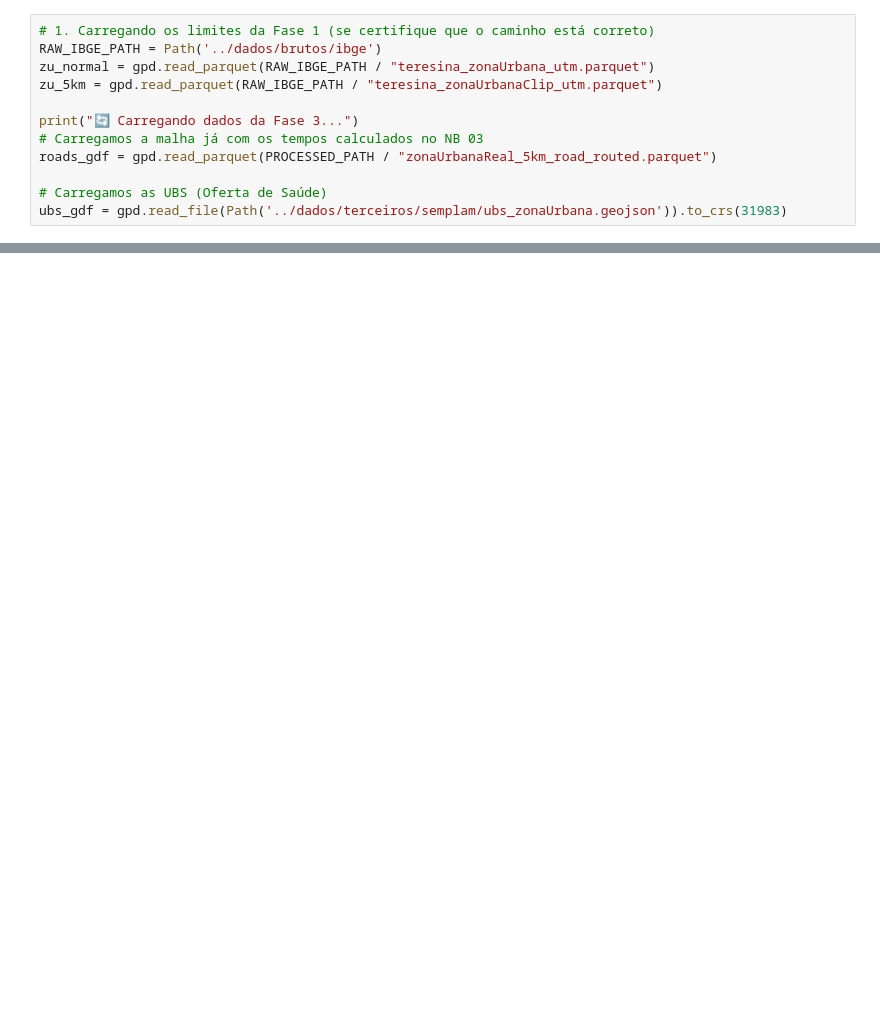
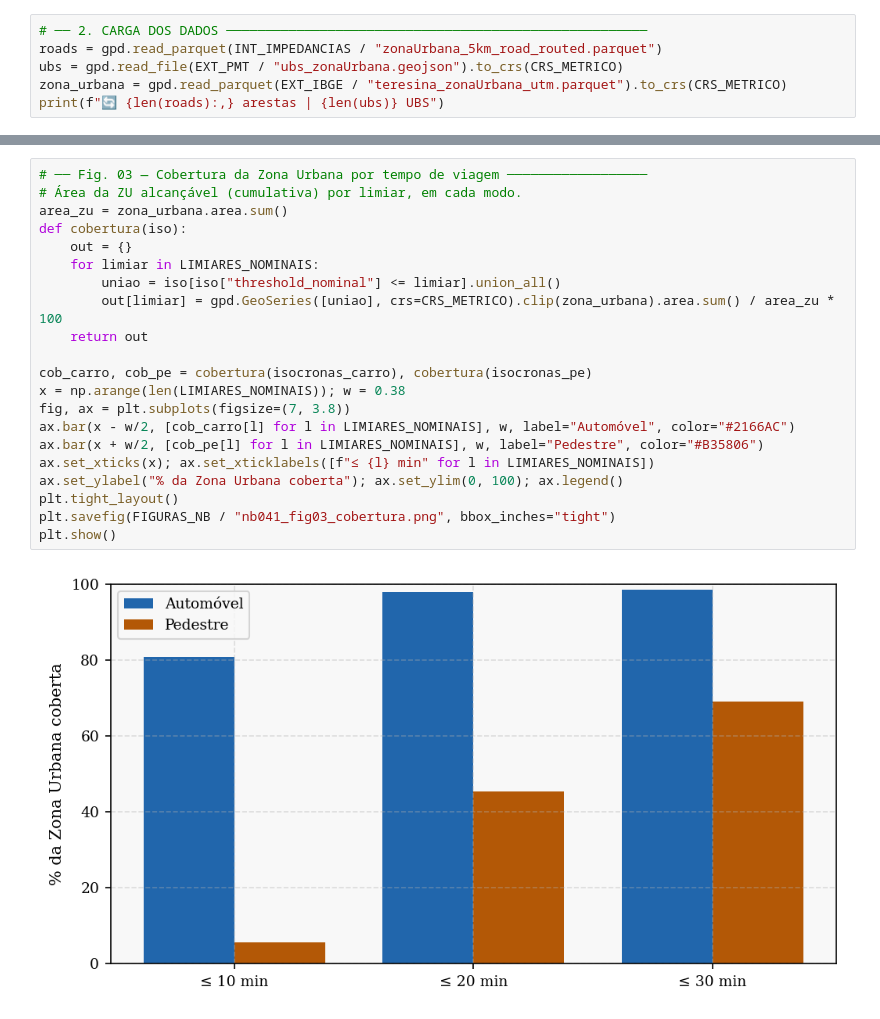
Before and after one commit to felipedantas-pi/ae2sfca-ubs, a Jupyter notebook: notebooks/04.1_Geracao_Isocronas.ipynb, the cells around one changed output, grey strips where cells are left out. Saved outputs shown, nothing was run; the diff lists cells and outputs as text; blank space fills up the shorter version.

```diff
--- a/notebooks/04.1_Geracao_Isocronas.ipynb
+++ b/notebooks/04.1_Geracao_Isocronas.ipynb
@@ -36,13 +64,7 @@ VECTORS_PATH.mkdir(parents=True, exist_ok=True)
 # %%
-# 1. Carregando os limites da Fase 1 (se certifique que o caminho está correto)
-RAW_IBGE_PATH = Path('../dados/brutos/ibge')
-zu_normal = gpd.read_parquet(RAW_IBGE_PATH / "teresina_zonaUrbana_utm.parquet")
-zu_5km = gpd.read_parquet(RAW_IBGE_PATH / "teresina_zonaUrbanaClip_utm.parquet")
-
-print("🔄 Carregando dados da Fase 3...")
-# Carregamos a malha já com os tempos calculados no NB 03
-roads_gdf = gpd.read_parquet(PROCESSED_PATH / "zonaUrbanaReal_5km_road_routed.parquet")
-
-# Carregamos as UBS (Oferta de Saúde)
-ubs_gdf = gpd.read_file(Path('../dados/terceiros/semplam/ubs_zonaUrbana.geojson')).to_crs(31983)
+# ── 2. CARGA DOS DADOS ──────────────────────────────────────────────────────
+roads = gpd.read_parquet(INT_IMPEDANCIAS / "zonaUrbana_5km_road_routed.parquet")
+ubs = gpd.read_file(EXT_PMT / "ubs_zonaUrbana.geojson").to_crs(CRS_METRICO)
+zona_urbana = gpd.read_parquet(EXT_IBGE / "teresina_zonaUrbana_utm.parquet").to_crs(CRS_METRICO)
+print(f"🔄 {len(roads):,} arestas | {len(ubs)} UBS")
 # %% [output]
@@ -260,0 +179,23 @@ print("💾 Isócronas salvas para análise final no QGIS.")
+# %%
+# ── Fig. 03 — Cobertura da Zona Urbana por tempo de viagem ──────────────────
+# Área da ZU alcançável (cumulativa) por limiar, em cada modo.
+area_zu = zona_urbana.area.sum()
+def cobertura(iso):
+    out = {}
+    for limiar in LIMIARES_NOMINAIS:
+        uniao = iso[iso["threshold_nominal"] <= limiar].union_all()
+        out[limiar] = gpd.GeoSeries([uniao], crs=CRS_METRICO).clip(zona_urbana).area.sum() / area_zu * 100
+    return out
+
+cob_carro, cob_pe = cobertura(isocronas_carro), cobertura(isocronas_pe)
+x = np.arange(len(LIMIARES_NOMINAIS)); w = 0.38
+fig, ax = plt.subplots(figsize=(7, 3.8))
+ax.bar(x - w/2, [cob_carro[l] for l in LIMIARES_NOMINAIS], w, label="Automóvel", color="#2166AC")
+ax.bar(x + w/2, [cob_pe[l] for l in LIMIARES_NOMINAIS], w, label="Pedestre", color="#B35806")
+ax.set_xticks(x); ax.set_xticklabels([f"≤ {l} min" for l in LIMIARES_NOMINAIS])
+ax.set_ylabel("% da Zona Urbana coberta"); ax.set_ylim(0, 100); ax.legend()
+plt.tight_layout()
+plt.savefig(FIGURAS_NB / "nb041_fig03_cobertura.png", bbox_inches="tight")
+plt.show()
+# %% [output]
+[figure, added]
```
Also changed, not shown: parts of 18 cells of this notebook, 11 other files.
